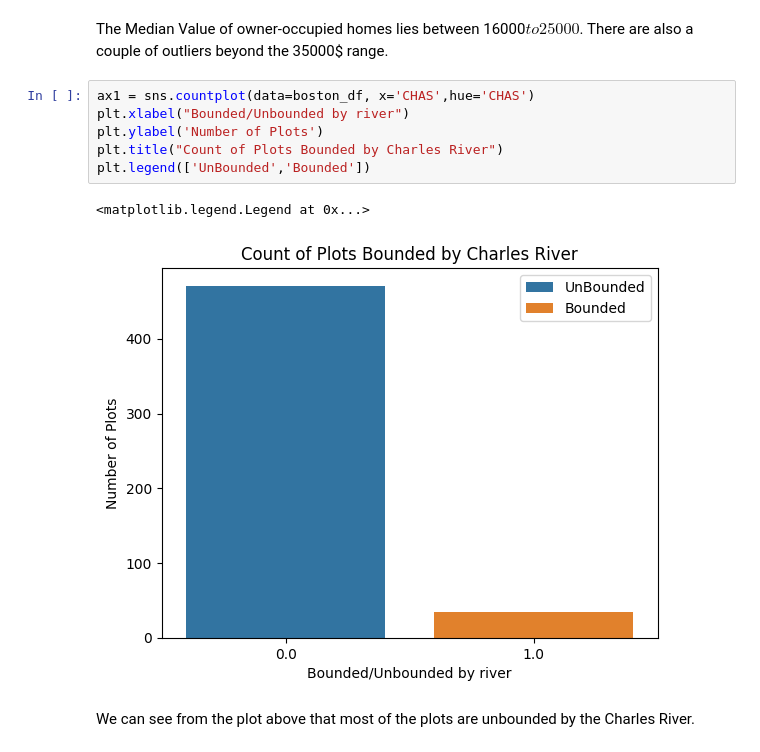
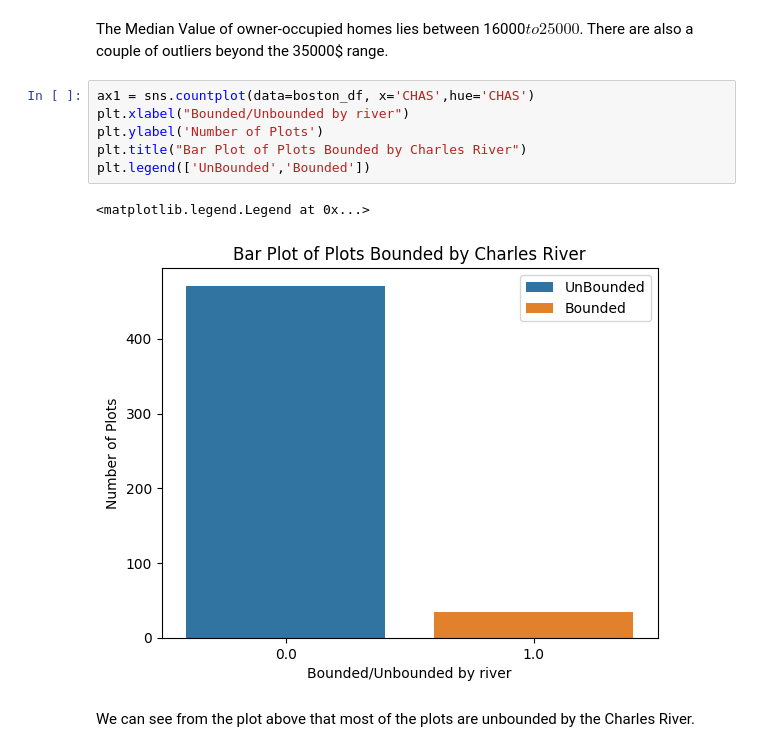
Before and after one commit to vikasagarwal101/statistics-project, a Jupyter notebook: proj.ipynb, the cells around one changed output. Drawn from its saved outputs; the diff is of its cells as text.

```diff
--- a/proj.ipynb
+++ b/proj.ipynb
@@ -21,12 +21,12 @@ The Median Value of owner-occupied homes lies between 16000$ to 25000$. There ar
 # %%
 ax1 = sns.countplot(data=boston_df, x='CHAS',hue='CHAS')
 plt.xlabel("Bounded/Unbounded by river")
 plt.ylabel('Number of Plots')
-plt.title("Count of Plots Bounded by Charles River")
+plt.title("Bar Plot of Plots Bounded by Charles River")
 plt.legend(['UnBounded','Bounded'])
 # %% [output]
 <matplotlib.legend.Legend at 0x...>
-[figure, old version]
+[figure, new version]
 # %% [markdown]
 We can see from the plot above that most of the plots are unbounded by the Charles River.
 # %%
```
Also changed, not shown: parts of 1 cell of this notebook.
